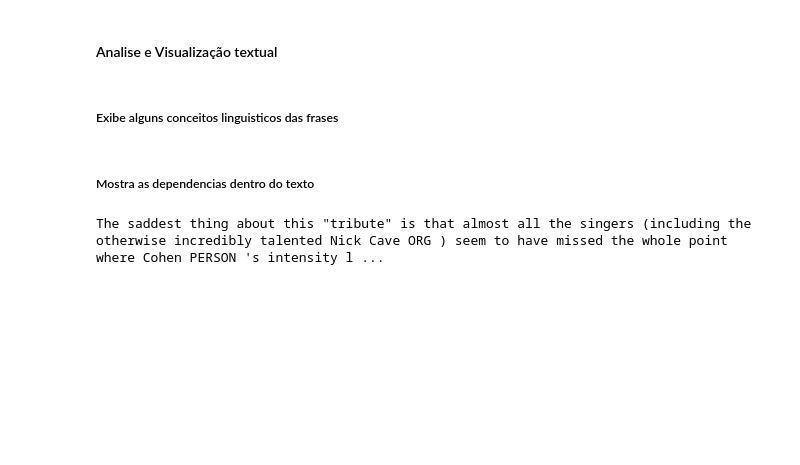
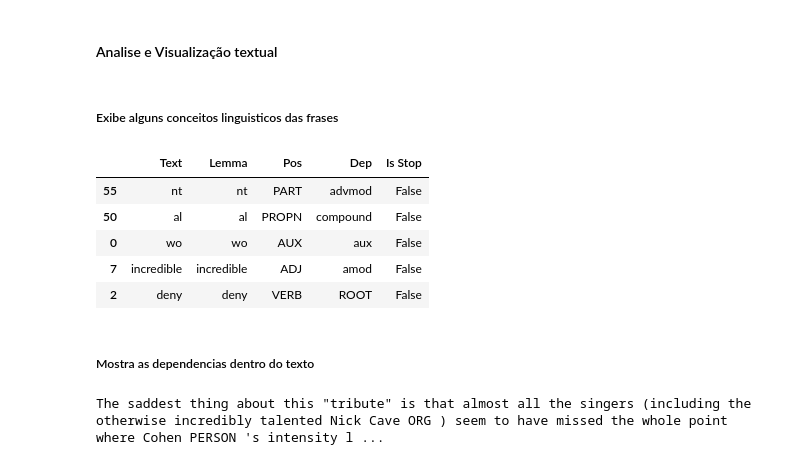
Before and after one commit to doissegundos/PLN_IMDB_50K_Movie_Reviews, a Jupyter notebook: pln.ipynb, the cells around one changed output. Drawn from its saved outputs; the diff is of its cells as text; code cells hidden in the pictures; blank space fills up the shorter version.

```diff
--- a/pln.ipynb
+++ b/pln.ipynb
@@ -314,3 +315,12 @@ def conceitos(text):
+# %%
+conceitos(df_processado[0]).sample(5)
+# %% [output]
+|  | Text | Lemma | Pos | Dep | Is Stop |
+| 55 | nt | nt | PART | advmod | False |
+| 50 | al | al | PROPN | compound | False |
+| 0 | wo | wo | AUX | aux | False |
+| 7 | incredible | incredible | ADJ | amod | False |
+| 2 | deny | deny | VERB | ROOT | False |
 # %% [markdown]
 ##### Mostra as dependencias dentro do texto
 # %%
```
Also changed, not shown: parts of 34 cells of this notebook, 4 other files.
